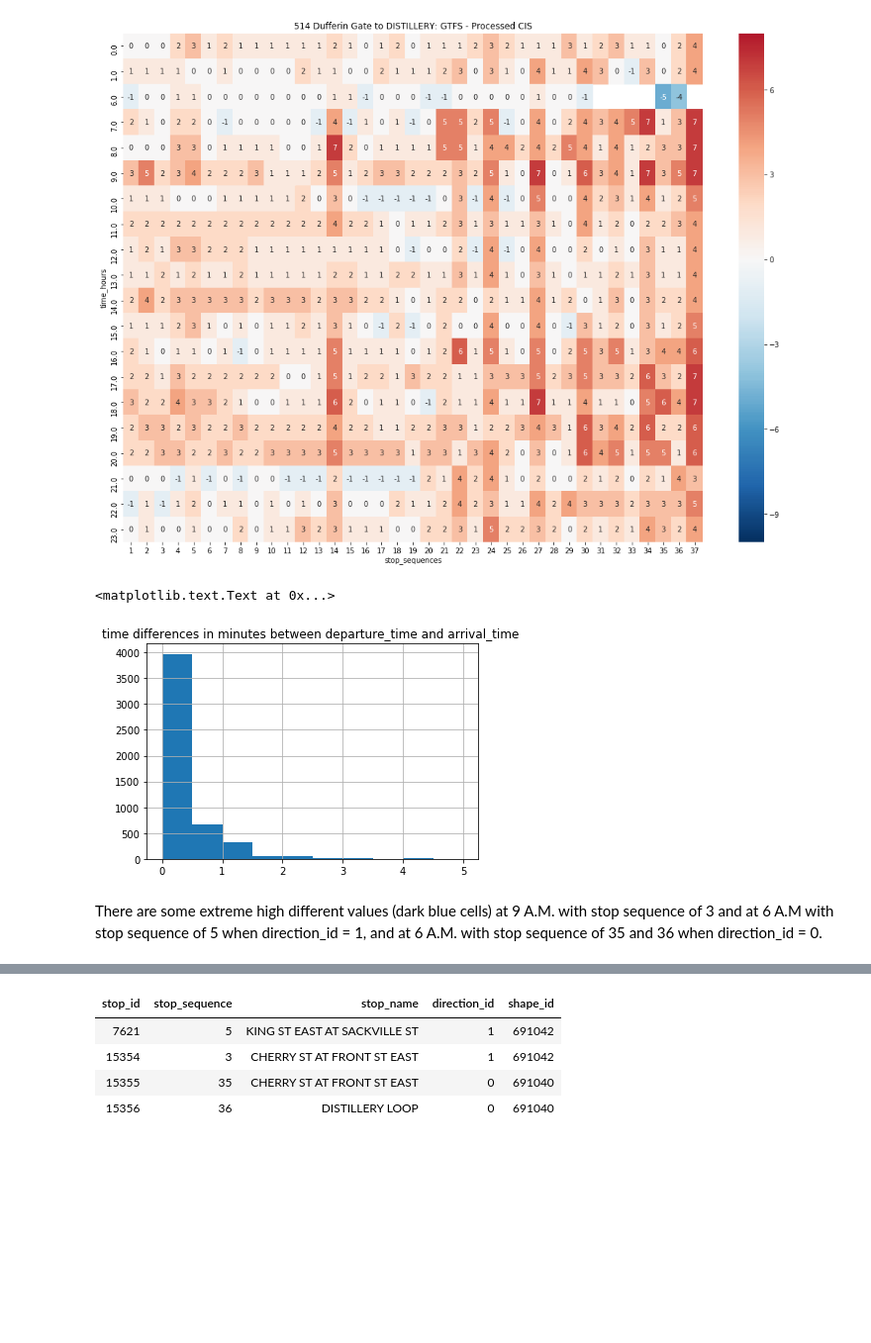
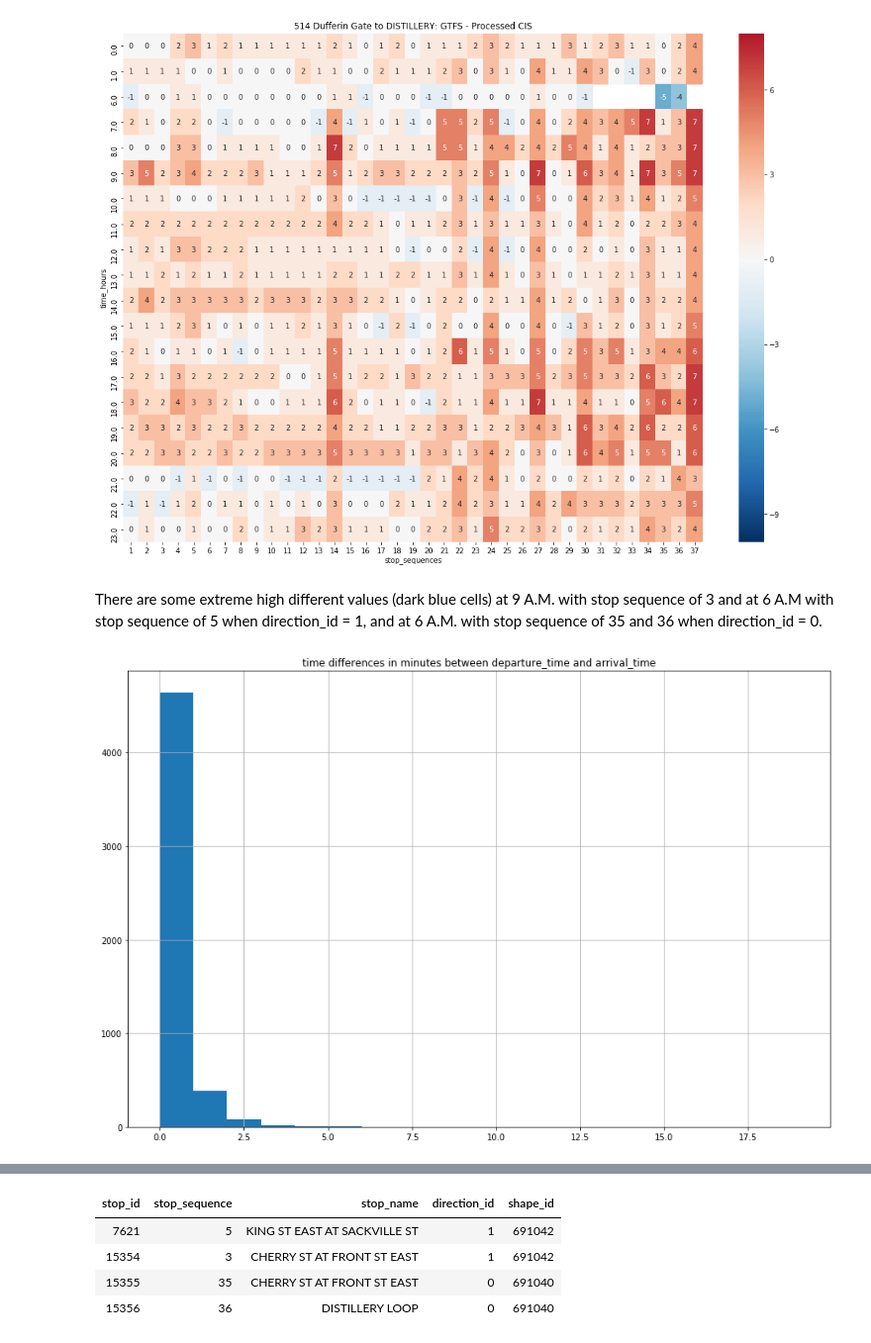
Before and after one commit to CityofToronto/bdit_data-sources, a Jupyter notebook: ttc/validating_cis_processing.ipynb, the cells around one changed output, grey strips where cells are left out. Shown at 99% size. Cells and saved outputs as stored; diff of their text form; code cells hidden in the pictures; blank space fills up the shorter version.

```diff
--- a/ttc/validating_cis_processing.ipynb
+++ b/ttc/validating_cis_processing.ipynb
@@ -213,16 +214,5 @@ sns.heatmap(heatmap_df_d0, vmin=-10, vmax=8, cmap = 'RdBu_r', center=0, annot=Tr
 # %% [output]
 <matplotlib.axes._subplots.AxesSubplot at 0x...>
 [figure]
-# %%
-sql_timediff = '''
-SELECT EXTRACT(EPOCH FROM departure_time - arrival_time)/60 AS time_diff
-FROM dzou2.match_stop_514
-'''
-timediff = pandasql.read_sql(sql_timediff, con)
-timediff.hist(range=[0,5])
-plt.title('time differences in minutes between departure_time and arrival_time ')
-# %% [output]
-<matplotlib.text.Text at 0x...>
-[figure, removed]
 # %% [markdown]
 There are some extreme high different values (dark blue cells) at 9 A.M. with stop sequence of 3 and at 6 A.M with stop sequence of 5 when direction_id = 1, and at 6 A.M. with stop sequence of 35 and 36 when direction_id = 0.
@@ -228,0 +225,9 @@ There are some extreme high different values (dark blue cells) at 9 A.M. with st
+# %%
+bin_val = np.arange(min(timediff['time_diff']), max(timediff['time_diff']), 1)
+
+timediff.hist(bins=bin_val, figsize=(15,10))
+plt.title('time differences in minutes between departure_time and arrival_time')
+plt.rc('font', size=10)
+plt.rc('axes', titlesize=15)
+# %% [output]
+[figure, added]
```
Also changed, not shown: parts of 7 cells of this notebook.
